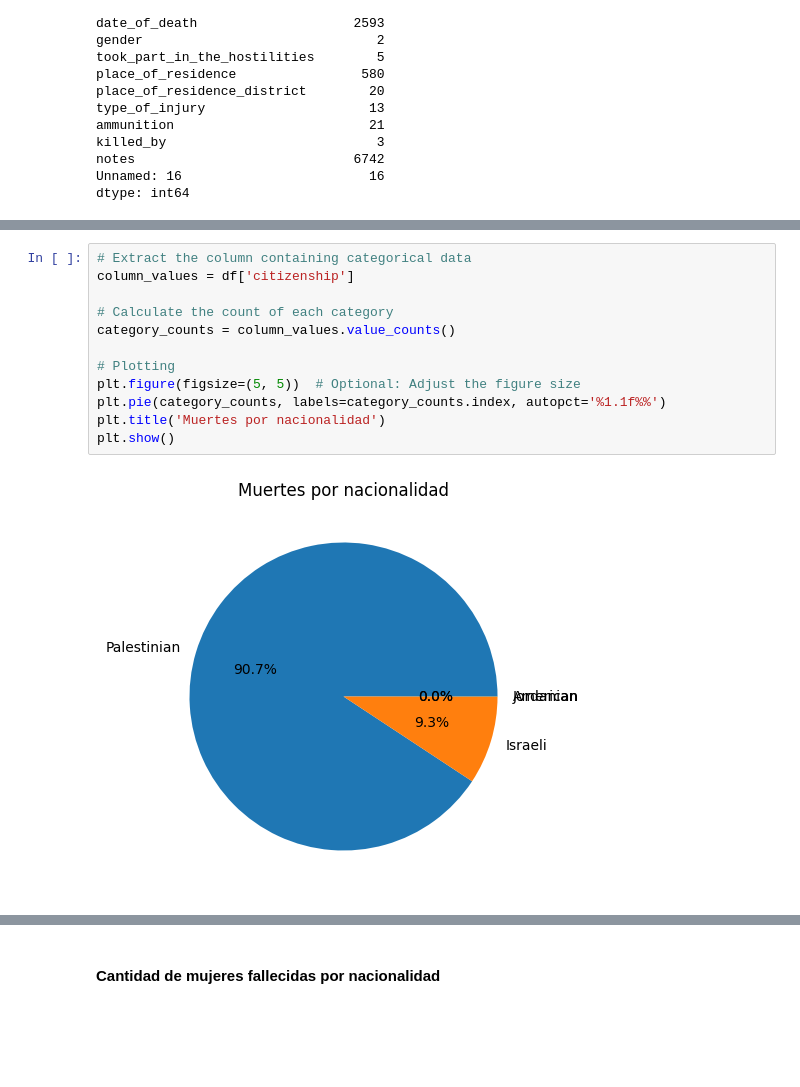
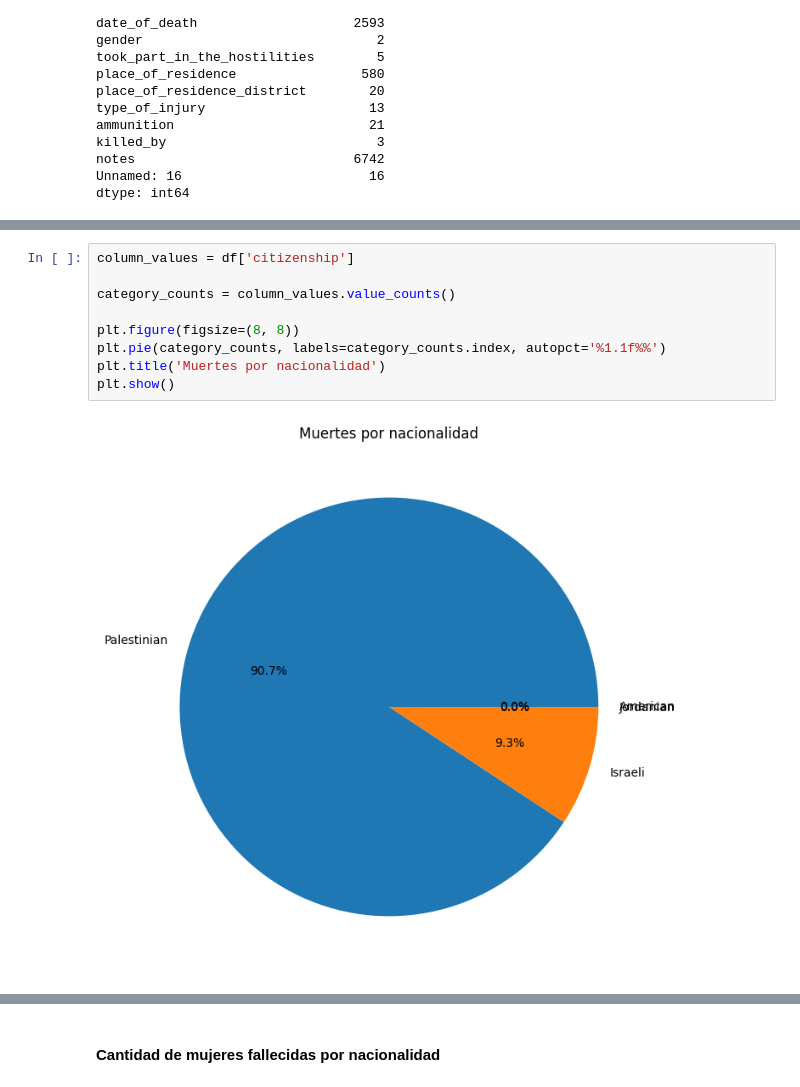
Before and after one commit to DanielMPMatCom/Israeli-Palestinian-Conflict-Statistics-Project, a Jupyter notebook: Análisis-Conflicto-Israeli-Palestino-2000-2022.ipynb, the cells around one changed output, grey strips where cells are left out. Saved outputs shown, nothing was run; the diff lists cells and outputs as text; blank space fills up the shorter version.

```diff
--- a/Análisis-Conflicto-Israeli-Palestino-2000-2022.ipynb
+++ b/Análisis-Conflicto-Israeli-Palestino-2000-2022.ipynb
@@ -124,14 +169,11 @@ plt.show()
 # %%
-# Extract the column containing categorical data
 column_values = df['citizenship']
 
-# Calculate the count of each category
 category_counts = column_values.value_counts()
 
-# Plotting
-plt.figure(figsize=(5, 5))  # Optional: Adjust the figure size
+plt.figure(figsize=(8, 8))
 plt.pie(category_counts, labels=category_counts.index, autopct='%1.1f%%')
 plt.title('Muertes por nacionalidad')
 plt.show()
 # %% [output]
-[figure, old version]
+[figure, new version]
```
Also changed, not shown: parts of 157 cells of this notebook.
